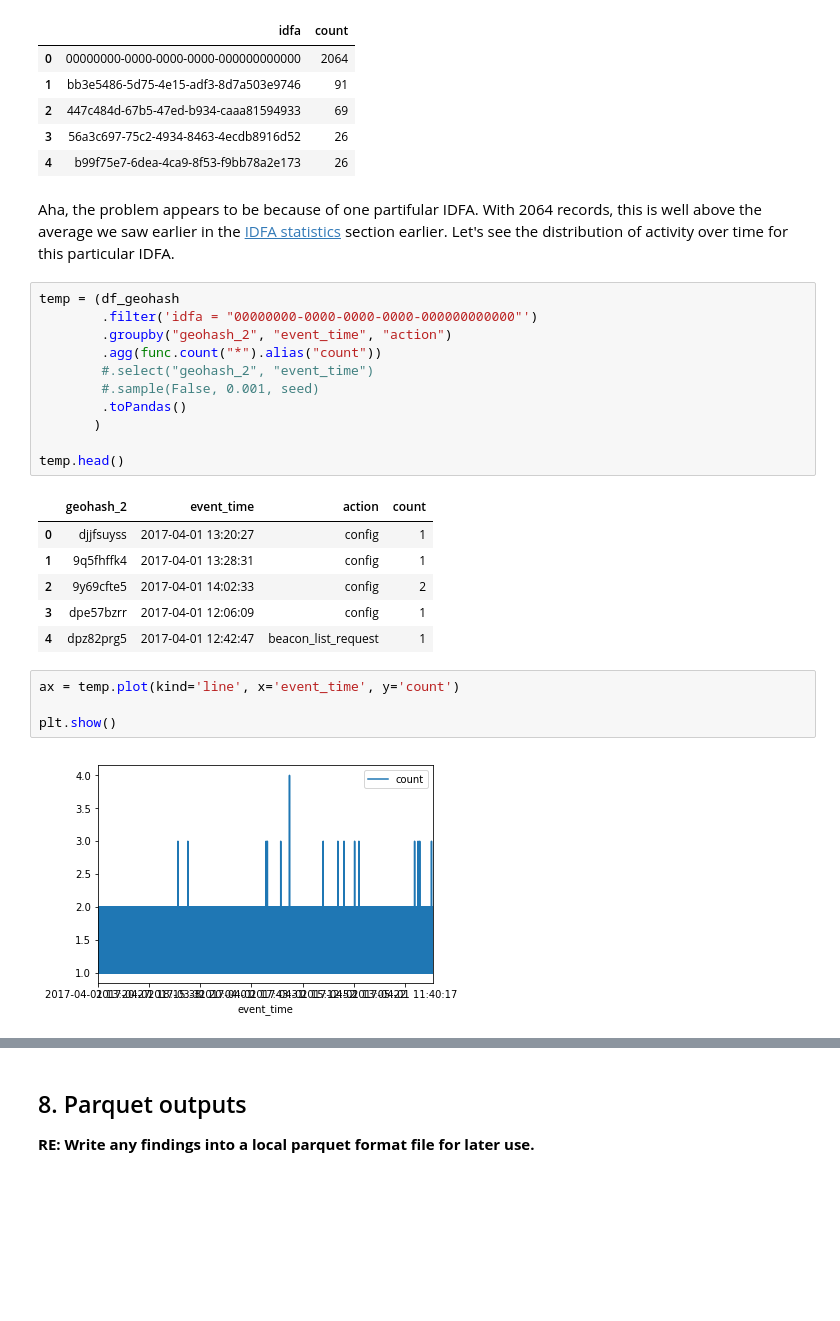
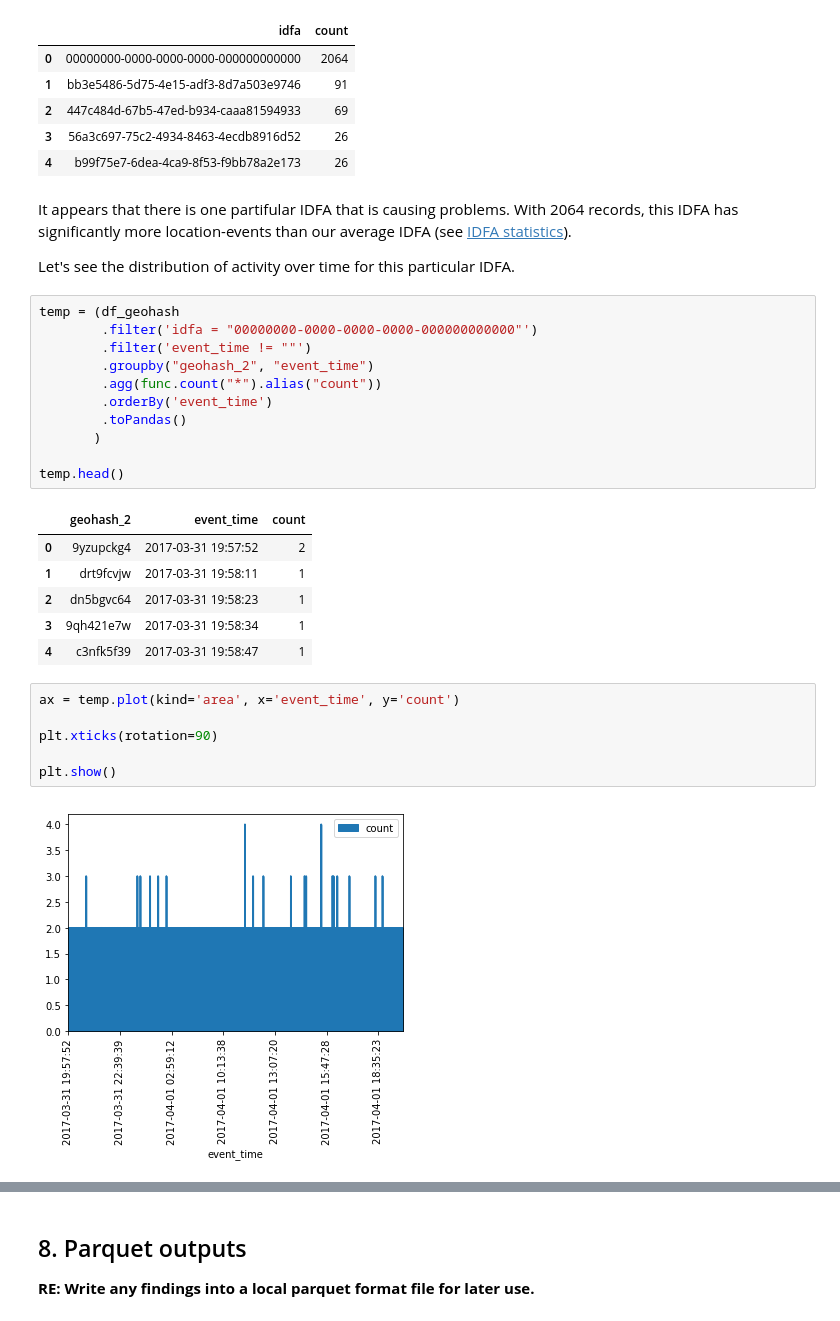
Before and after one commit to fqaiser94/DataEngChallenge, a Jupyter notebook: Freckle Data Engineer Challenge.ipynb, the cells around one changed output, grey strips where cells are left out. Cells and saved outputs as stored; diff of their text form; blank space fills up the shorter version.

Commit message:
cleaned up writing for section 7, idfa behavior

```diff
--- a/Freckle Data Engineer Challenge.ipynb
+++ b/Freckle Data Engineer Challenge.ipynb
@@ -777,28 +777,32 @@ I assume that this is just a quirk in the geohash algorithm. In any case, let's
 | 3 | 56a3c697-75c2-4934-8463-4ecdb8916d52 | 26 |
 | 4 | b99f75e7-6dea-4ca9-8f53-f9bb78a2e173 | 26 |
 # %% [markdown]
-Aha, the problem appears to be because of one partifular IDFA. With 2064 records, this is well above the average we saw earlier in the [IDFA statistics](#IDFA_statistics) section earlier. Let's see the distribution of activity over time for this particular IDFA.
+It appears that there is one partifular IDFA that is causing problems. With 2064 records, this IDFA has significantly more location-events than our average IDFA (see [IDFA statistics](#IDFA_statistics)).
+
+Let's see the distribution of activity over time for this particular IDFA.
 # %%
 temp = (df_geohash
         .filter('idfa = "00000000-0000-0000-0000-000000000000"')
-        .groupby("geohash_2", "event_time", "action")
+        .filter('event_time != ""')
+        .groupby("geohash_2", "event_time")
         .agg(func.count("*").alias("count"))
-        #.select("geohash_2", "event_time")
-        #.sample(False, 0.001, seed)
+        .orderBy('event_time')
         .toPandas()
        )
 
 temp.head()
 # %% [output]
-|  | geohash_2 | event_time | action | count |
-| 0 | djjfsuyss | 2017-04-01 13:20:27 | config | 1 |
-| 1 | 9q5fhffk4 | 2017-04-01 13:28:31 | config | 1 |
-| 2 | 9y69cfte5 | 2017-04-01 14:02:33 | config | 2 |
-| 3 | dpe57bzrr | 2017-04-01 12:06:09 | config | 1 |
-| 4 | dpz82prg5 | 2017-04-01 12:42:47 | beacon_list_request | 1 |
+|  | geohash_2 | event_time | count |
+| 0 | 9yzupckg4 | 2017-03-31 19:57:52 | 2 |
+| 1 | drt9fcvjw | 2017-03-31 19:58:11 | 1 |
+| 2 | dn5bgvc64 | 2017-03-31 19:58:23 | 1 |
+| 3 | 9qh421e7w | 2017-03-31 19:58:34 | 1 |
+| 4 | c3nfk5f39 | 2017-03-31 19:58:47 | 1 |
 # %%
-ax = temp.plot(kind='line', x='event_time', y='count')
+ax = temp.plot(kind='area', x='event_time', y='count')
+
+plt.xticks(rotation=90)
 
 plt.show()
 # %% [output]
-[figure, old version]
+[figure, new version]
```
Also changed, not shown: parts of 11 cells of this notebook.
